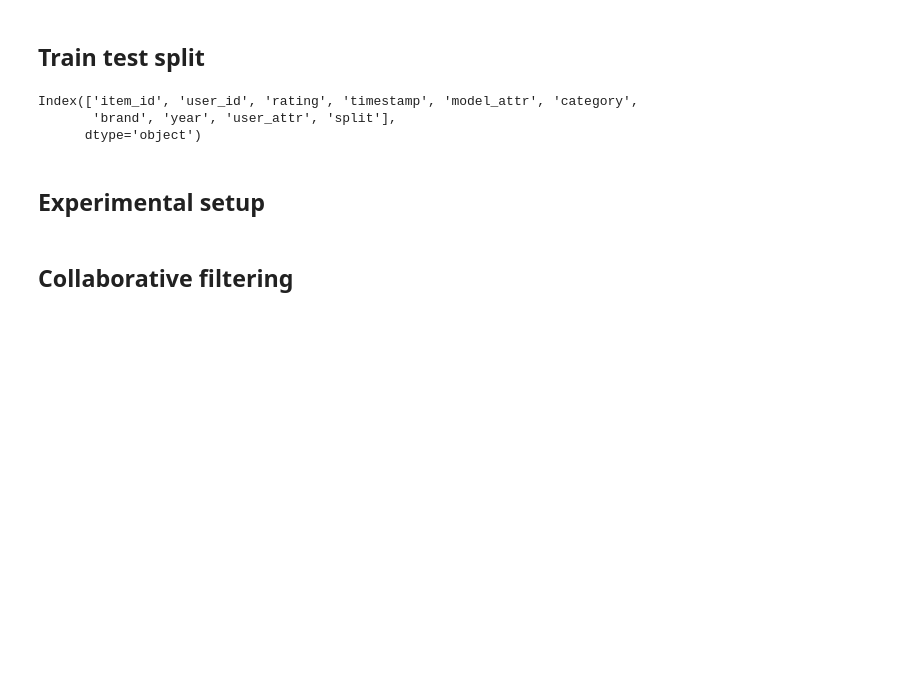
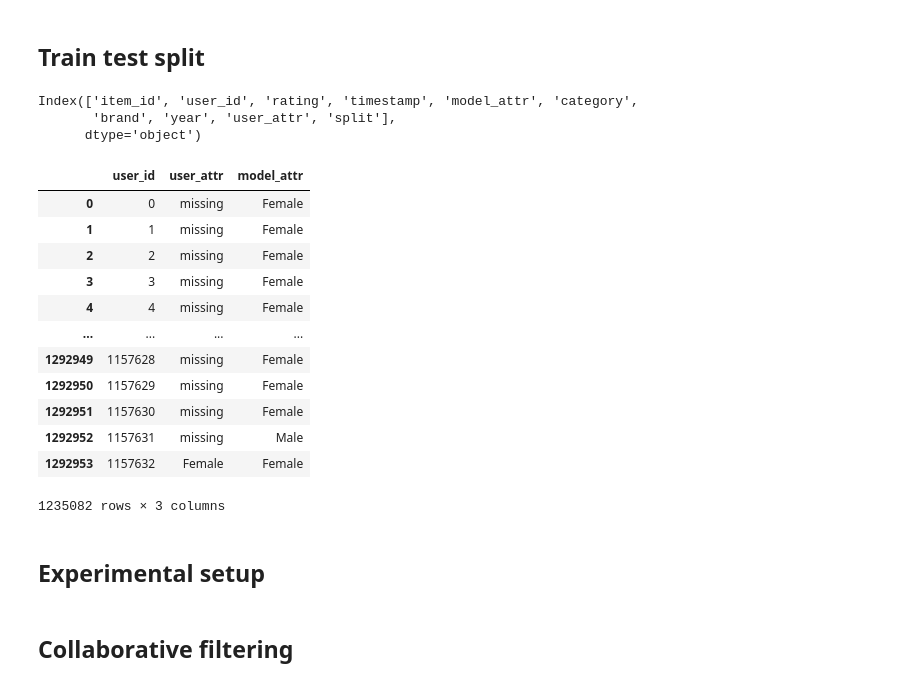
Before and after one commit to maddataanalyst/deepautorec_paper, a Jupyter notebook: notebooks/recommendation_engine_test.ipynb, the cells around one changed output. Saved outputs shown, nothing was run; the diff lists cells and outputs as text; code cells hidden in the pictures; blank space fills up the shorter version.

```diff
--- a/notebooks/recommendation_engine_test.ipynb
+++ b/notebooks/recommendation_engine_test.ipynb
@@ -116,3 +116,20 @@ raw_data.columns
 Index(['item_id', 'user_id', 'rating', 'timestamp', 'model_attr', 'category',
        'brand', 'year', 'user_attr', 'split'],
       dtype='object')
+# %%
+user_attr_combinations = raw_data[['user_id', "user_attr", "model_attr"]].drop_duplicates()
+user_attr_combinations
+# %% [output]
+|  | user_id | user_attr | model_attr |
+| 0 | 0 | missing | Female |
+| 1 | 1 | missing | Female |
+| 2 | 2 | missing | Female |
+| 3 | 3 | missing | Female |
+| 4 | 4 | missing | Female |
+| ... | ... | ... | ... |
+| 1292949 | 1157628 | missing | Female |
+| 1292950 | 1157629 | missing | Female |
+| 1292951 | 1157630 | missing | Female |
+| 1292952 | 1157631 | missing | Male |
+| 1292953 | 1157632 | Female | Female |
+1235082 rows × 3 columns
```
Also changed, not shown: parts of 15 cells of this notebook.
